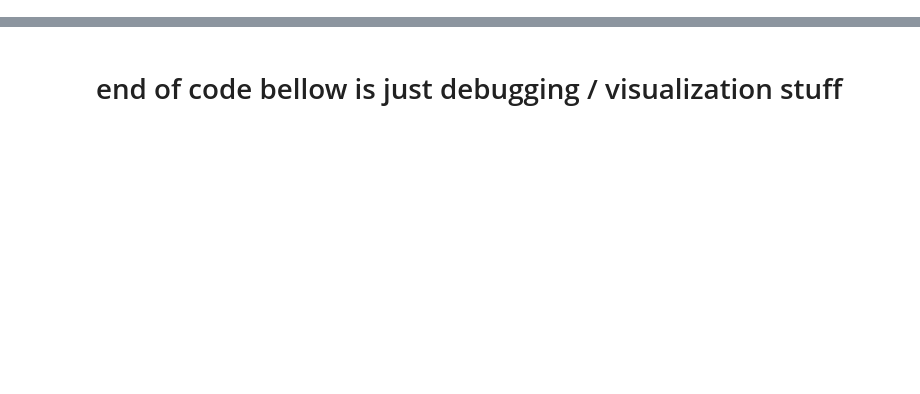
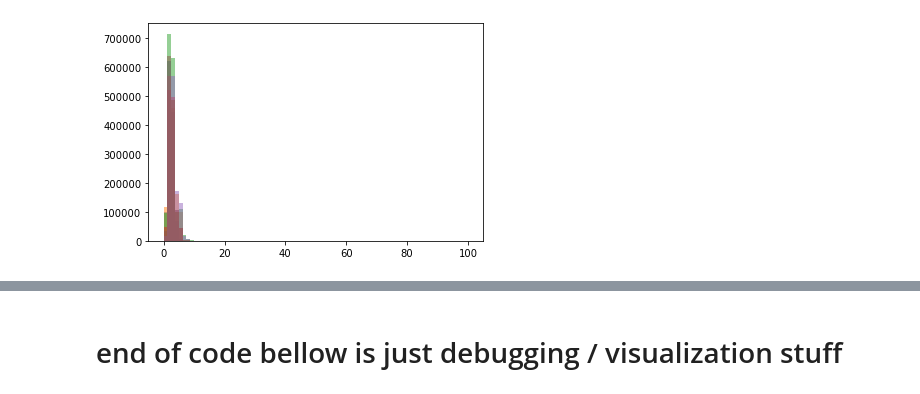
Before and after one commit to iamsmurph/SymBreak, a Jupyter notebook: scripting/obtain_metrics.ipynb, the cells around one changed output, grey strips where cells are left out. Saved outputs shown, nothing was run; the diff lists cells and outputs as text; code cells hidden in the pictures; blank space fills up the shorter version.

```diff
--- a/scripting/obtain_metrics.ipynb
+++ b/scripting/obtain_metrics.ipynb
@@ -33,0 +68,9 @@ C:\Users\heito\Desktop\Harvard\Sharad Lab\G1\Random_8
+# %%
+for ii in range(np.shape(intensities_mask)[0]):
+    a=np.where(intensities_mask[ii]==255)
+    b=intensities_gene2[ii]
+    c=b[a]
+    plt.hist(c,80,alpha=0.5,range=(0,100))
+cut2=np.quantile(c,0.9999)
+# %% [output]
+[figure, added]
```
Also changed, not shown: parts of 15 cells of this notebook.
